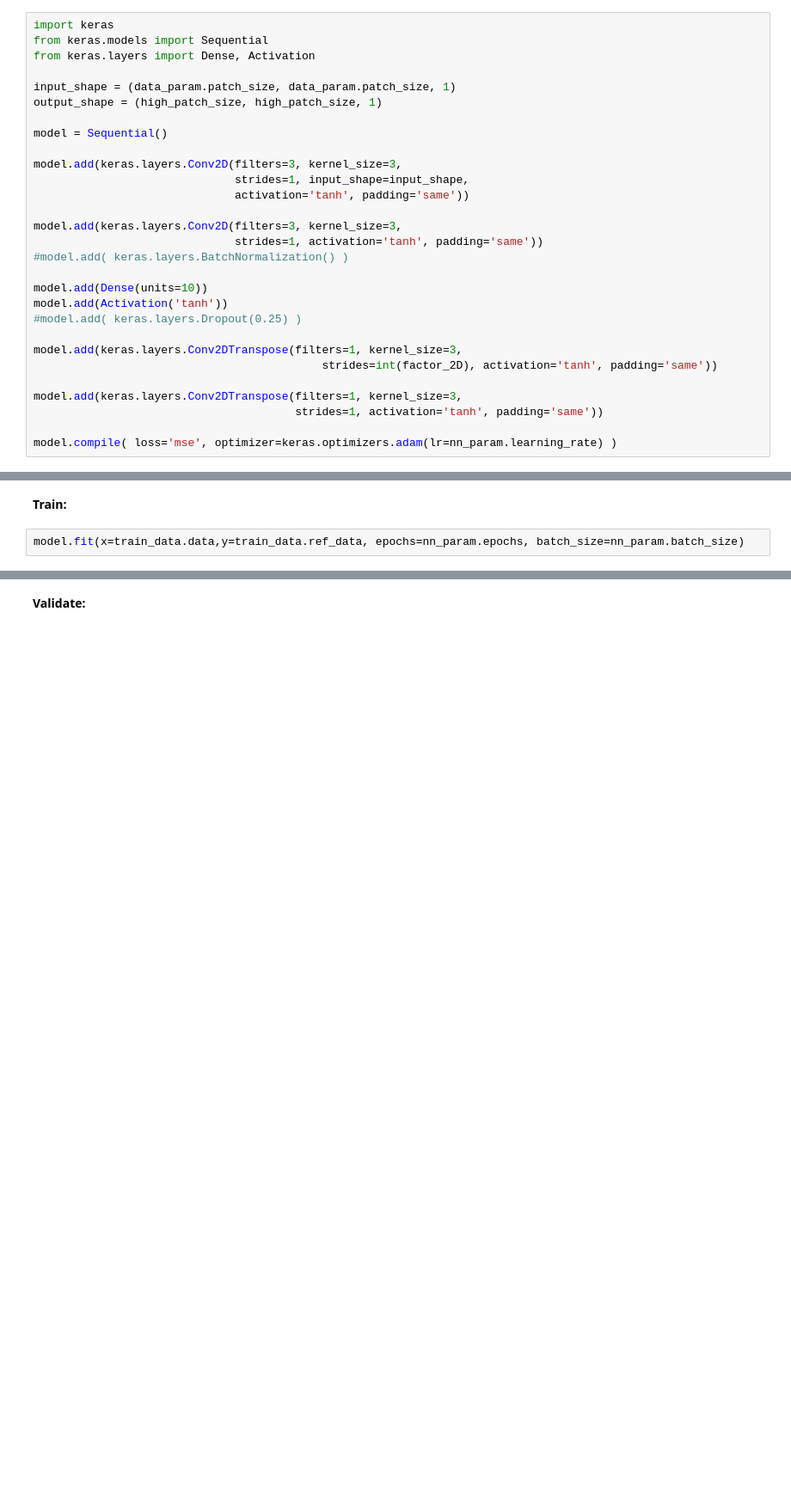
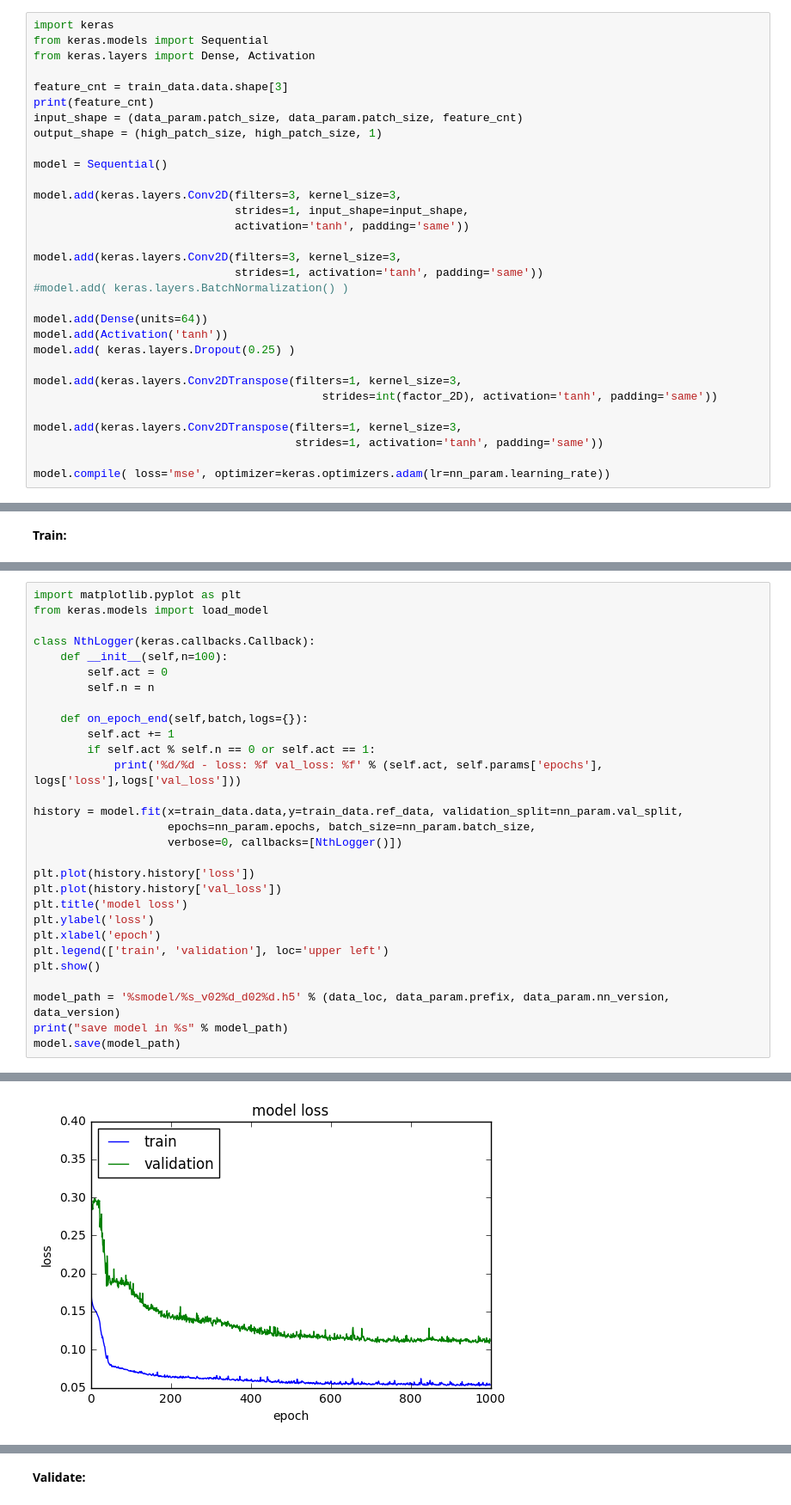
Before and after one commit to senliontec/NeuralParticles, a Jupyter notebook: Neural Particles 2D.ipynb, the cells around one changed output, grey strips where cells are left out. Shown at 86% size. Saved outputs shown, nothing was run; the diff lists cells and outputs as text; blank space fills up the shorter version.

Commit message:
nn with multiple input (+velocity,density...)

```diff
--- a/Neural Particles 2D.ipynb
+++ b/Neural Particles 2D.ipynb
@@ -409,7 +518,9 @@ import keras
 from keras.models import Sequential
 from keras.layers import Dense, Activation
 
-input_shape = (data_param.patch_size, data_param.patch_size, 1)
+feature_cnt = train_data.data.shape[3]
+print(feature_cnt)
+input_shape = (data_param.patch_size, data_param.patch_size, feature_cnt)
 output_shape = (high_patch_size, high_patch_size, 1)
 
 model = Sequential()
@@ -422,9 +533,9 @@ model.add(keras.layers.Conv2D(filters=3, kernel_size=3,
                               strides=1, activation='tanh', padding='same'))
 #model.add( keras.layers.BatchNormalization() )
 
-model.add(Dense(units=10))
+model.add(Dense(units=64))
 model.add(Activation('tanh'))
-#model.add( keras.layers.Dropout(0.25) )
+model.add( keras.layers.Dropout(0.25) )
 
 model.add(keras.layers.Conv2DTranspose(filters=1, kernel_size=3,
                                            strides=int(factor_2D), activation='tanh', padding='same'))
@@ -432,5 +543,5 @@ model.add(keras.layers.Conv2DTranspose(filters=1, kernel_size=3,
 model.add(keras.layers.Conv2DTranspose(filters=1, kernel_size=3,
                                        strides=1, activation='tanh', padding='same'))
 
-model.compile( loss='mse', optimizer=keras.optimizers.adam(lr=nn_param.learning_rate) )
+model.compile( loss='mse', optimizer=keras.optimizers.adam(lr=nn_param.learning_rate))
 # %% [output]
@@ -438,4 +549,2 @@ Using TensorFlow backend.
 # %% [markdown]
 **Train:**
-# %%
-model.fit(x=train_data.data,y=train_data.ref_data, epochs=nn_param.epochs, batch_size=nn_param.batch_size)
@@ -460,0 +551,30 @@ Epoch 1000/1000
+# %%
+import matplotlib.pyplot as plt
+from keras.models import load_model
+
+class NthLogger(keras.callbacks.Callback):
+    def __init__(self,n=100):
+        self.act = 0
+        self.n = n
+
+    def on_epoch_end(self,batch,logs={}):
+        self.act += 1
+        if self.act % self.n == 0 or self.act == 1:
+            print('%d/%d - loss: %f val_loss: %f' % (self.act, self.params['epochs'], logs['loss'],logs['val_loss']))
+
+history = model.fit(x=train_data.data,y=train_data.ref_data, validation_split=nn_param.val_split,
+                    epochs=nn_param.epochs, batch_size=nn_param.batch_size,
+                    verbose=0, callbacks=[NthLogger()])
+
+plt.plot(history.history['loss'])
+plt.plot(history.history['val_loss'])
+plt.title('model loss')
+plt.ylabel('loss')
+plt.xlabel('epoch')
+plt.legend(['train', 'validation'], loc='upper left')
+plt.show()
+
+model_path = '%smodel/%s_v02%d_d02%d.h5' % (data_loc, data_param.prefix, data_param.nn_version, data_version)
+print("save model in %s" % model_path)
+model.save(model_path)
+# %% [output]
@@ -460,0 +592 @@ Epoch 1000/1000
+[figure, added]
```
Also changed, not shown: parts of 21 cells of this notebook, 4 other files.
